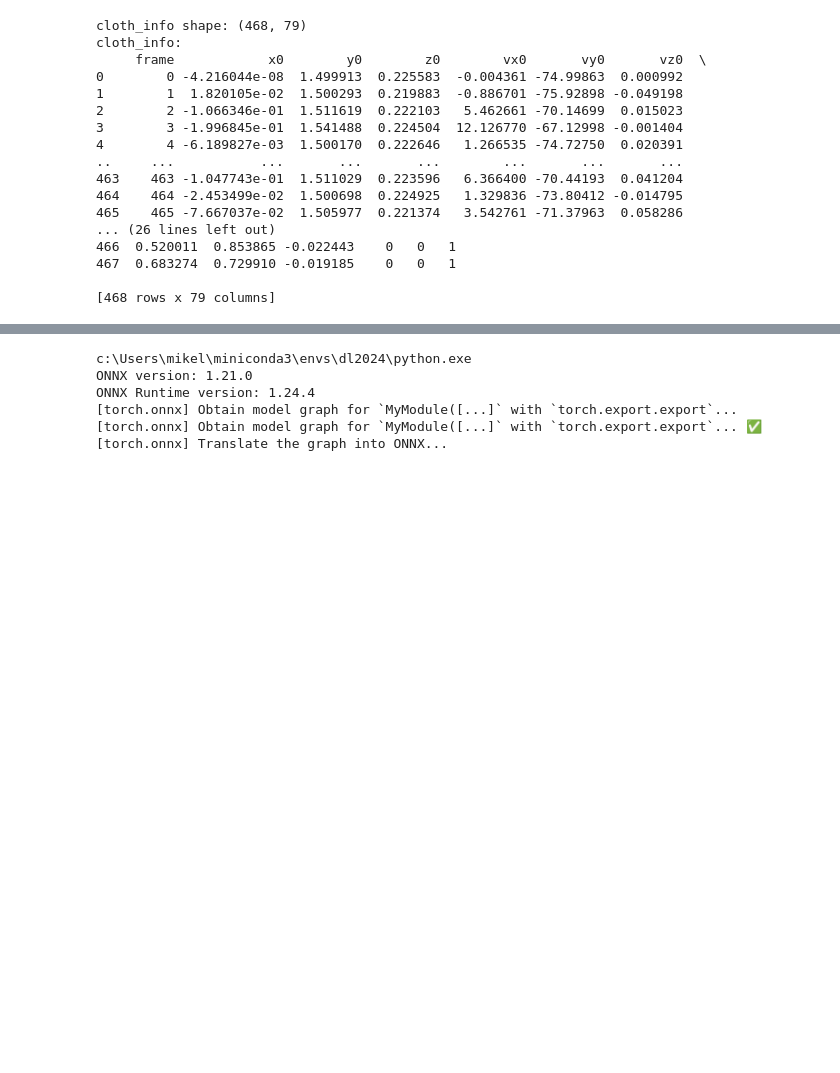
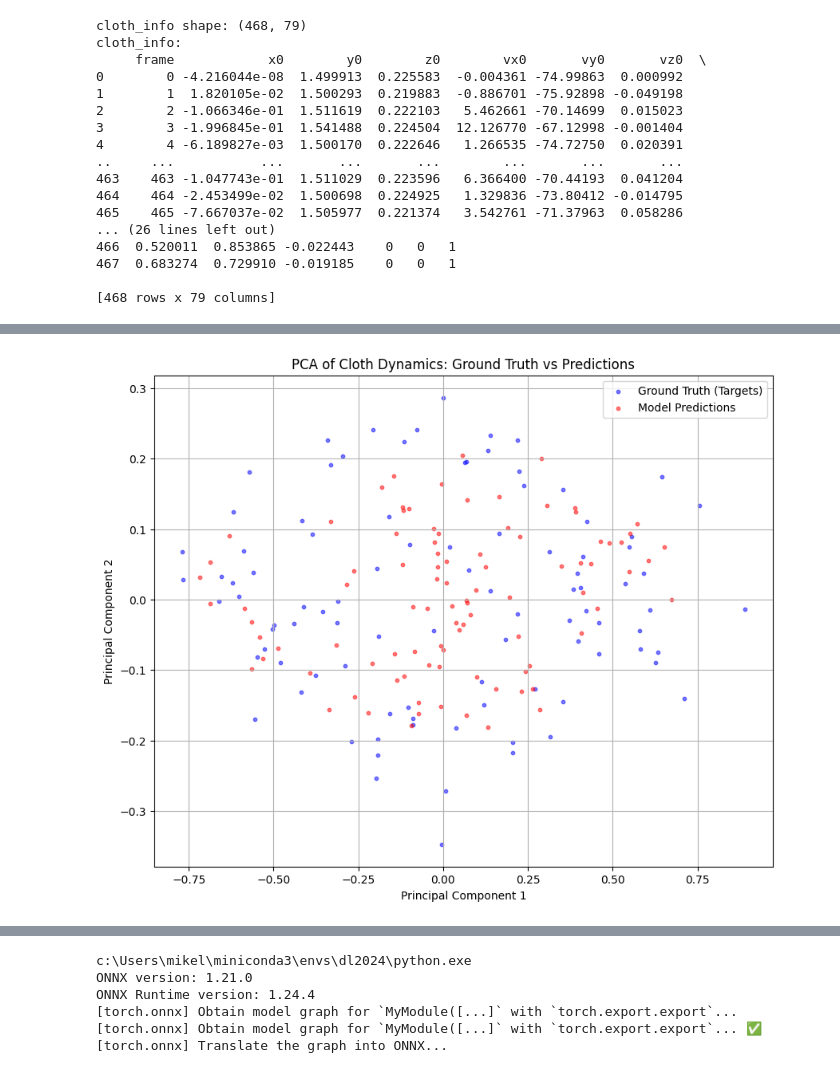
Before and after one commit to mikeletzu/TFG_FisicaOptim, a Jupyter notebook: Entrenamiento/cnn02.ipynb, the cells around one changed output, grey strips where cells are left out. Cells and saved outputs as stored; diff of their text form; code cells hidden in the pictures; blank space fills up the shorter version.

```diff
--- a/Entrenamiento/cnn02.ipynb
+++ b/Entrenamiento/cnn02.ipynb
@@ -282,7 +320,7 @@ optimizer = torch.optim.Adam(model.parameters(), lr=0.0001)
 print("start training")
 
 # 4. TRAINING & TESTING LOOP
-epochs = 100
+epochs = 50
 for epoch in range(epochs):
 
     # --- TRAINING PHASE ---
@@ -323,6 +361,12 @@ for epoch in range(epochs):
     total_distance_error = 0.0
     total_vertices = 0
 
+    all_pred_deltas = []
+    all_target_deltas = []
+
+    all_pred_pos = []
+    all_target_pos = []
+
     with torch.no_grad(): # Disable gradient calculation for testing (saves memory & speeds up)
         for batch_t, batch_t1 in test_loader:
             batch_t = batch_t.float()
@@ -337,18 +381,96 @@ for epoch in range(epochs):
             loss = criterion(pred_delta, target_delta)
             test_loss += loss.item()
 
+            # --- NEW: Reconstruct the absolute positions ---
+            pred_pos = positions_t + pred_delta
+            target_pos = batch_t1[..., 0:3] # The true final position
+
+            # Store them
+            all_pred_pos.append(pred_pos.cpu().numpy())
+            all_target_pos.append(target_pos.cpu().numpy())
+
             # Calculate our "Accuracy" (Mean Distance Error per vertex)
             # Distance = sqrt((dx_pred - dx_true)^2 + (dy_pred - dy_true)^2 + (dz_pred - dz_true)^2)
             distances = torch.norm(pred_delta - target_delta, dim=-1) # Calculates Euclidean distance
             total_distance_error += distances.sum().item()
             total_vertices += distances.numel()
 
+            # --- NEW: Store the data for PCA ---
+            # Move tensors to the CPU and convert to NumPy arrays immediately
+            all_pred_deltas.append(pred_delta.cpu().numpy())
+            all_target_deltas.append(target_delta.cpu().numpy())
+
             print(f'Epoch {epoch+1:03d} | Test Loss: {test_loss:.6f} | Vertex Error: {total_distance_error:.6f} units')
 
     avg_test_loss = test_loss / len(test_loader)
     avg_distance_error = total_distance_error / total_vertices
 
+    # Combine into large arrays
+    # Shapes will be: (Total_Frames, Vertices, 3)
+    preds_pos_np = np.concatenate(all_pred_pos, axis=0)
+    targets_pos_np = np.concatenate(all_target_pos, axis=0)
+
     print(f'Epoch {epoch+1:03d} | Train Loss: {avg_train_loss:.6f} | Test Loss: {avg_test_loss:.6f} | Avg Vertex Error: {avg_distance_error:.6f} units')
+
+    from sklearn.decomposition import PCA
+import matplotlib.pyplot as plt
+
+# 1. Combine the collected batches into single large arrays
+preds_np = np.concatenate(all_pred_deltas, axis=0)     # Shape: (Total_Frames, Vertices, 3)
+targets_np = np.concatenate(all_target_deltas, axis=0) # Shape: (Total_Frames, Vertices, 3)
+
+# 2. Reshape to 2D: (Total_Frames, Vertices * 3)
+preds_2d = preds_np.reshape(preds_np.shape[0], -1)
+targets_2d = targets_np.reshape(targets_np.shape[0], -1)
+
+# 3. Initialize PCA
+pca = PCA(n_components=2) # 2 components for a 2D scatter plot
+
+# CRITICAL: Fit the PCA on the TARGETS (Ground Truth) to define the coordinate space.
+# If you fit two separate PCAs, the axes will mean different things and you cannot compare them!
+pca.fit(targets_2d)
+
+# Transform both datasets into this shared PCA space
+pca_targets = pca.transform(targets_2d)
+pca_preds = pca.transform(preds_2d)
+
+# 4. Plot the comparison
+plt.figure(figsize=(10, 8))
+
+# Plot ground truth in blue
+plt.scatter(pca_targets[:, 0], pca_targets[:, 1], alpha=0.5, label='Ground Truth (Targets)', color='blue', s=10)
+
+# Plot predictions in red
+plt.scatter(pca_preds[:, 0], pca_preds[:, 1], alpha=0.5, label='Model Predictions', color='red', s=10)
+
+plt.title('PCA of Cloth Dynamics: Ground Truth vs Predictions')
+plt.xlabel('Principal Component 1')
+plt.ylabel('Principal Component 2')
+plt.legend()
+plt.grid(True)
+plt.show()
+
+import matplotlib.pyplot as plt
+
+# Flatten the arrays so we just have a massive list of X, Y, and Z coordinates
+true_flat = targets_pos_np.reshape(-1)
+pred_flat = preds_pos_np.reshape(-1)
+
+plt.figure(figsize=(8, 8))
+plt.scatter(true_flat, pred_flat, alpha=0.1, color='purple', s=2)
+
+# Draw the perfect prediction line (y = x)
+min_val = min(true_flat.min(), pred_flat.min())
+max_val = max(true_flat.max(), pred_flat.max())
+plt.plot([min_val, max_val], [min_val, max_val], color='black', linestyle='--', linewidth=2, label='Perfect Prediction')
+
+plt.title('Predicted vs. Real Positions (All Coordinates)')
+plt.xlabel('Real Position Coordinate')
+plt.ylabel('Predicted Position Coordinate')
+plt.legend()
+plt.grid(True)
+plt.axis('equal') # Keeps the aspect ratio square
+plt.show()
 # %% [output]
 start training
 Train Epoch 001
@@ -369,0 +492 @@ Epoch 100 | Train Loss: 0.002603 | Test Loss: 0.002781 | Avg Vertex Error: 0.063
+[figure, added]
```
Also changed, not shown: parts of 5 cells of this notebook, 24 other files.
